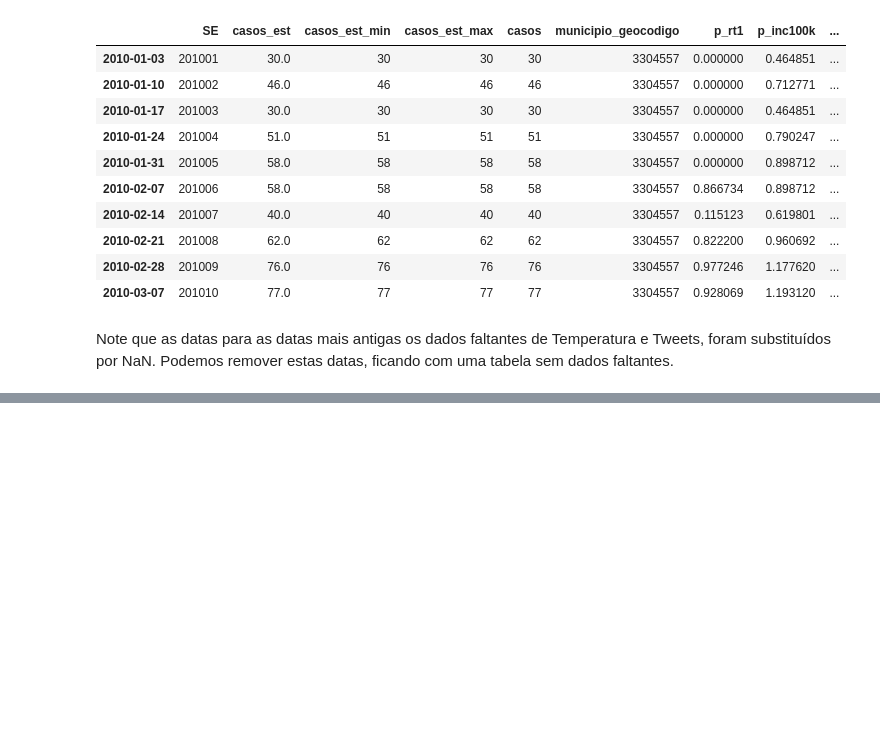
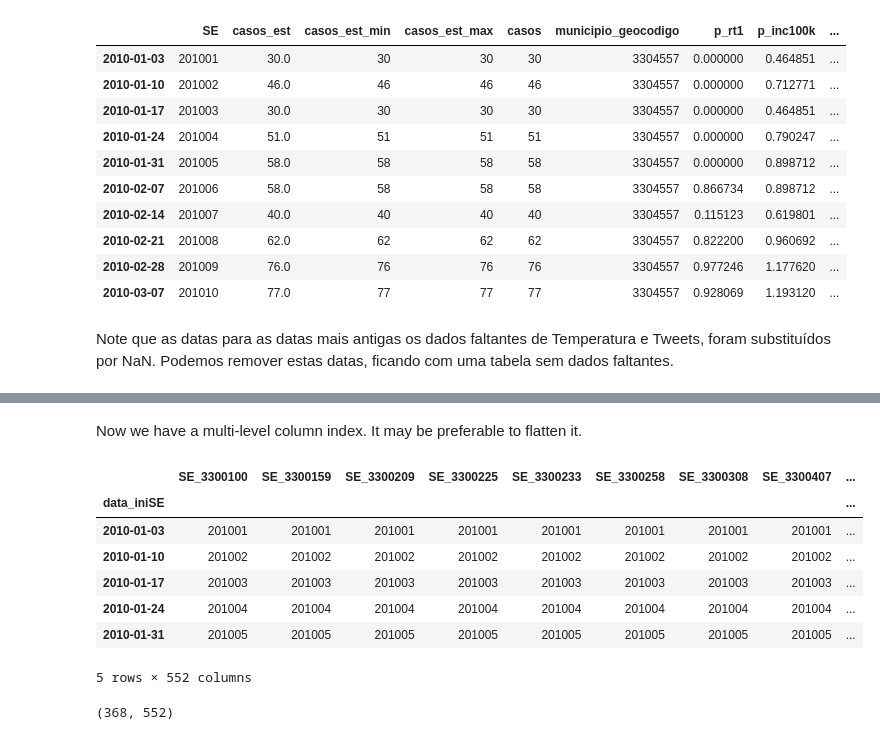
Before and after one commit to AlertaDengue/InfoDenguePredict, a Jupyter notebook: Notebooks/Data Exploration.ipynb, the cells around one changed output, grey strips where cells are left out. Drawn from its saved outputs; the diff is of its cells as text; code cells hidden in the pictures; blank space fills up the shorter version.

```diff
--- a/Notebooks/Data Exploration.ipynb
+++ b/Notebooks/Data Exploration.ipynb
@@ -107,0 +125,3 @@ Short[['casos_est', 'temp_min', 'numero']].plot(subplots=True);
+# %%
+for col in ['casos_est_min', 'casos_est_max', 'Localidade_id', 'versao_modelo', 'municipio_nome']:
+    del rio[col]
@@ -107,0 +167,18 @@ Short[['casos_est', 'temp_min', 'numero']].plot(subplots=True);
+# %% [markdown]
+Now we have a multi-level column index. It may be preferable to flatten it.
+# %%
+riopiv.columns = ['{}_{}'.format(*col).strip() for col in riopiv.columns.values]
+riopiv.head()
+# %% [output]
+|  | SE_3300100 | SE_3300159 | SE_3300209 | SE_3300225 | SE_3300233 | SE_3300258 | SE_3300308 | SE_3300407 | ... |
+| data_iniSE |  |  |  |  |  |  |  |  | ... |
+| 2010-01-03 | 201001 | 201001 | 201001 | 201001 | 201001 | 201001 | 201001 | 201001 | ... |
+| 2010-01-10 | 201002 | 201002 | 201002 | 201002 | 201002 | 201002 | 201002 | 201002 | ... |
+| 2010-01-17 | 201003 | 201003 | 201003 | 201003 | 201003 | 201003 | 201003 | 201003 | ... |
+| 2010-01-24 | 201004 | 201004 | 201004 | 201004 | 201004 | 201004 | 201004 | 201004 | ... |
+| 2010-01-31 | 201005 | 201005 | 201005 | 201005 | 201005 | 201005 | 201005 | 201005 | ... |
+5 rows × 552 columns
+# %%
+riopiv.shape
+# %% [output]
+(368, 552)
```
Also changed, not shown: parts of 12 cells of this notebook, 6 other files.
